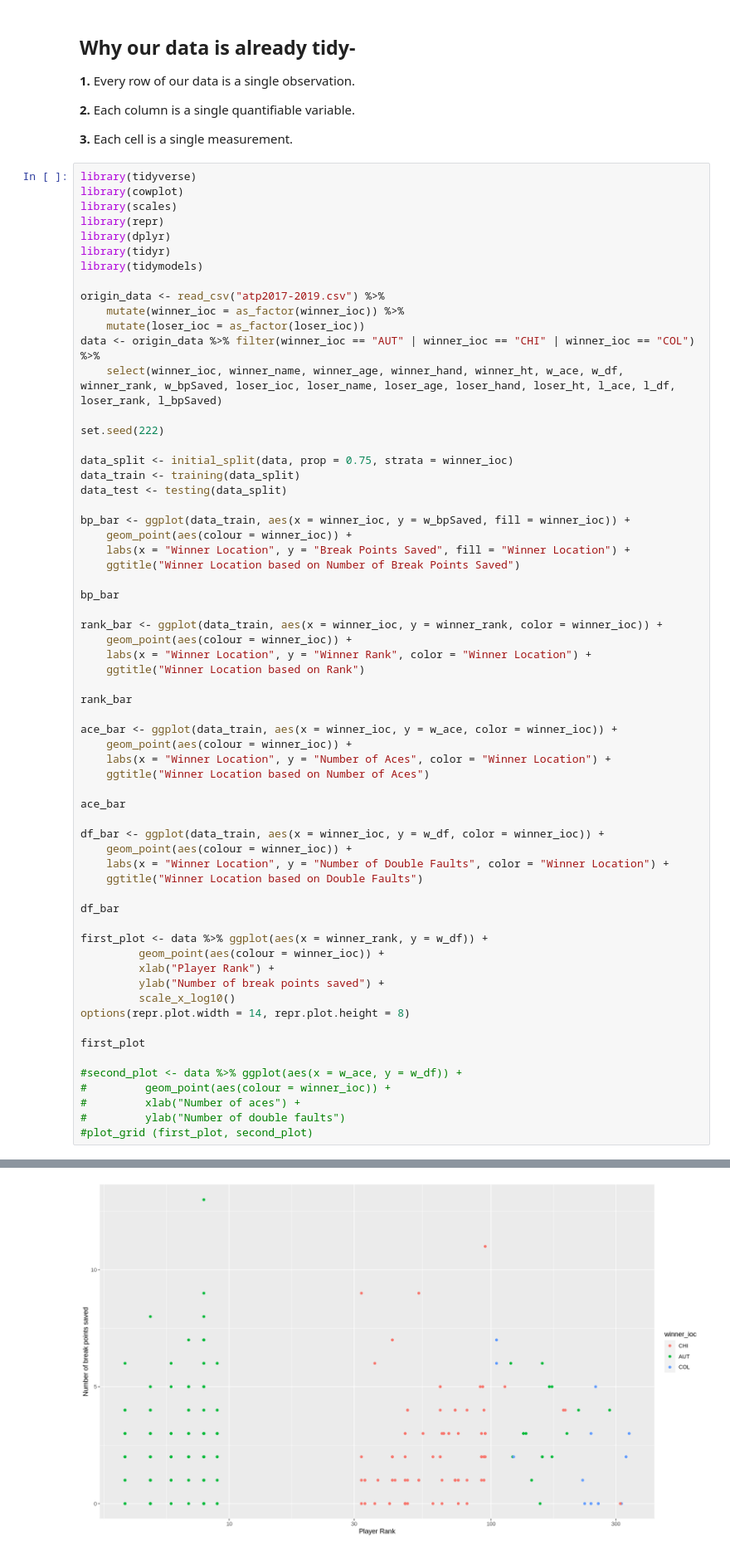
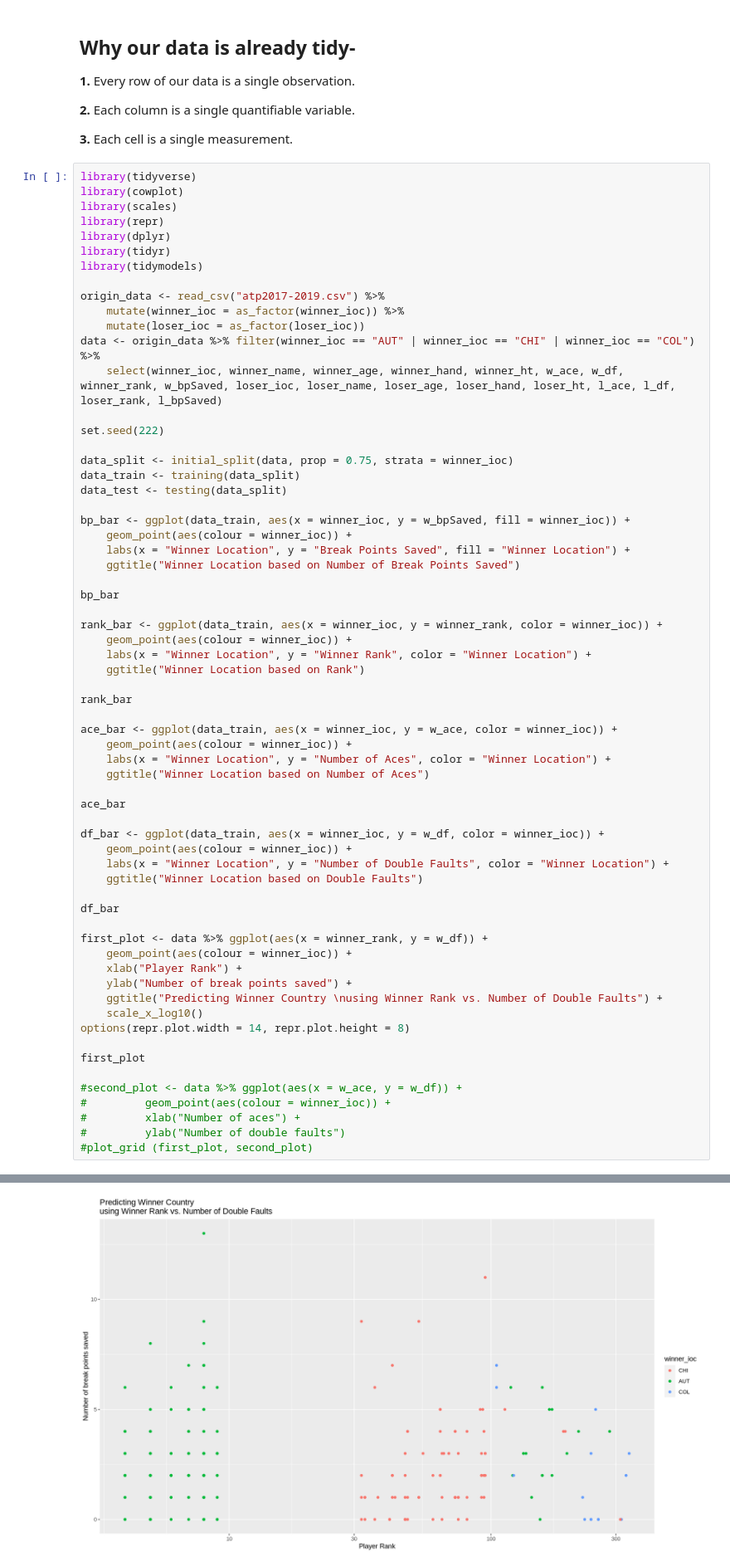
Before and after one commit to Tarun-Narayan/Dsci100_Project, a Jupyter notebook: country_predictor.ipynb, the cells around one changed output, grey strips where cells are left out. Shown at 83% size. Cells and saved outputs as stored; diff of their text form.

Commit message:
Real IMPORTANT CHANGES
I just forgot to add a title to the comparison plot haha

```diff
--- a/country_predictor.ipynb
+++ b/country_predictor.ipynb
@@ -70,10 +70,11 @@ df_bar <- ggplot(data_train, aes(x = winner_ioc, y = w_df, color = winner_ioc))
 df_bar
 
 first_plot <- data %>% ggplot(aes(x = winner_rank, y = w_df)) +
-         geom_point(aes(colour = winner_ioc)) +
-         xlab("Player Rank") +
-         ylab("Number of break points saved") +
-         scale_x_log10()
+    geom_point(aes(colour = winner_ioc)) +
+    xlab("Player Rank") +
+    ylab("Number of break points saved") +
+    ggtitle("Predicting Winner Country \nusing Winner Rank vs. Number of Double Faults") +
+    scale_x_log10()
 options(repr.plot.width = 14, repr.plot.height = 8)
 
 first_plot
@@ -84,34 +85,34 @@ first_plot
 #         ylab("Number of double faults")
 #plot_grid (first_plot, second_plot)
 # %% [output]
 Warning message:
 “Missing column names filled in: 'X1' [1]”
 Parsed with column specification:
 cols(
   .default = col_double(),
   tourney_id = col_character(),
   tourney_name = col_character(),
   surface = col_character(),
   tourney_level = col_character(),
   winner_seed = col_character(),
   winner_entry = col_character(),
   winner_name = col_character(),
 ... (11 lines left out)
 See spec(...) for full column specifications.
 
 Warning message:
 “Removed 3 rows containing missing values (geom_point).”
 [figure]
 Warning message:
 “Removed 3 rows containing missing values (geom_point).”
 [figure]
 Warning message:
 “Removed 3 rows containing missing values (geom_point).”
 [figure]
 Warning message:
 “Removed 3 rows containing missing values (geom_point).”
 [figure]
-[figure, old version]
+[figure, new version]
 # %%
 set.seed(222)
 
```
